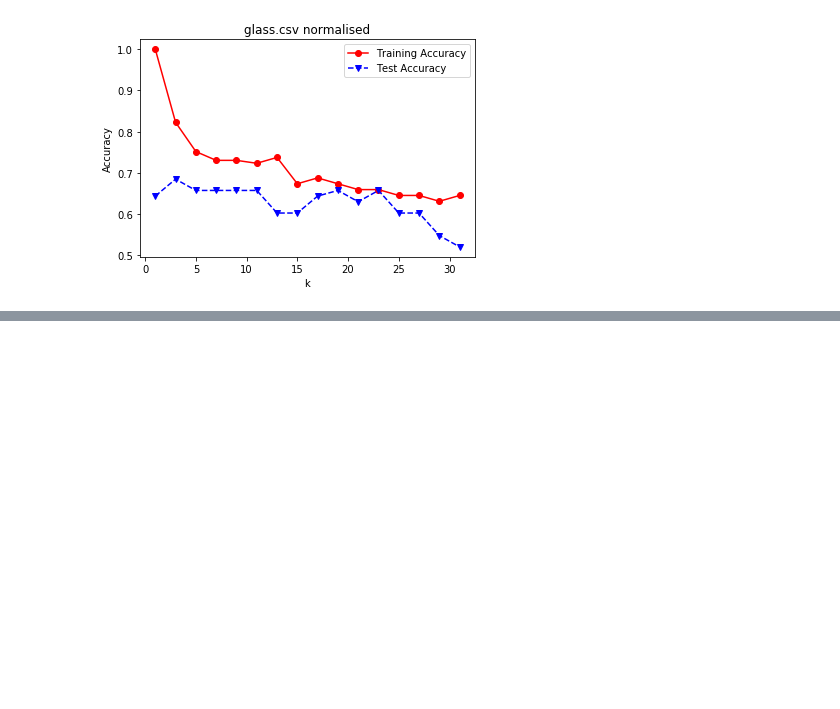
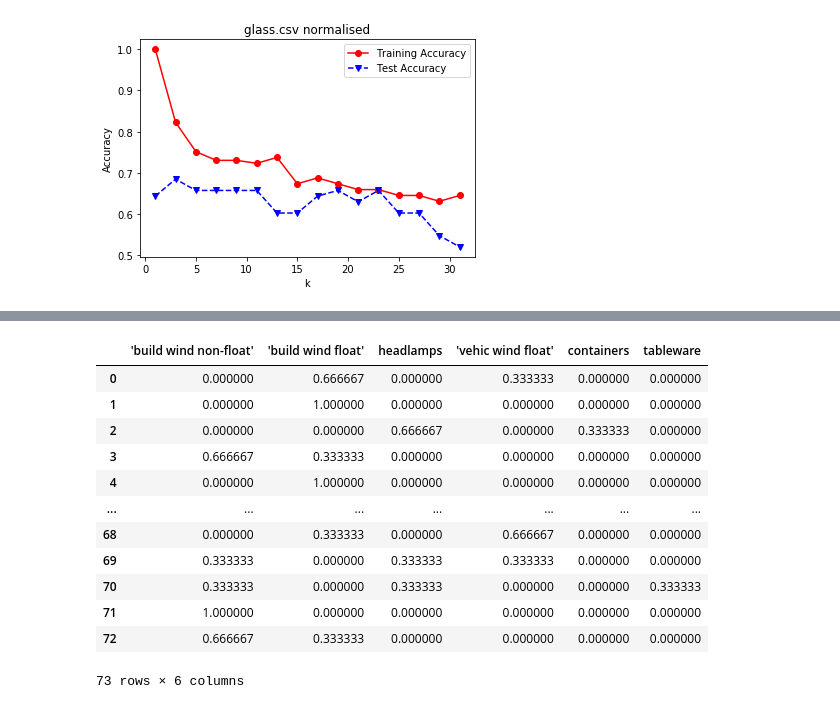
Before and after one commit to S010MON/machine_learning, a Jupyter notebook: Lab-02.ipynb, the cells around one changed output, grey strips where cells are left out. Cells and saved outputs as stored; diff of their text form; code cells hidden in the pictures; blank space fills up the shorter version.

```diff
--- a/Lab-02.ipynb
+++ b/Lab-02.ipynb
@@ -248,3 +289,28 @@ data.head()
 Y = data['class']
 X = data.drop(['class'],axis=1)
 data.head()
+# %%
+data = pd.read_csv('glass.csv')
+data.head()
+Y = data['class']
+X = data.drop(['class'],axis=1)
+
+X_train, X_test, Y_train, Y_test = train_test_split(X, Y, test_size=0.34, random_state=10)
+
+clf = kNN()
+clf.fit(X_train, Y_train)
+clf.getClassProbs(X_test)
+# %% [output]
+|  | 'build wind non-float' | 'build wind float' | headlamps | 'vehic wind float' | containers | tableware |
+| 0 | 0.000000 | 0.666667 | 0.000000 | 0.333333 | 0.000000 | 0.000000 |
+| 1 | 0.000000 | 1.000000 | 0.000000 | 0.000000 | 0.000000 | 0.000000 |
+| 2 | 0.000000 | 0.000000 | 0.666667 | 0.000000 | 0.333333 | 0.000000 |
+| 3 | 0.666667 | 0.333333 | 0.000000 | 0.000000 | 0.000000 | 0.000000 |
+| 4 | 0.000000 | 1.000000 | 0.000000 | 0.000000 | 0.000000 | 0.000000 |
+| ... | ... | ... | ... | ... | ... | ... |
+| 68 | 0.000000 | 0.333333 | 0.000000 | 0.666667 | 0.000000 | 0.000000 |
+| 69 | 0.333333 | 0.000000 | 0.333333 | 0.333333 | 0.000000 | 0.000000 |
+| 70 | 0.333333 | 0.000000 | 0.333333 | 0.000000 | 0.000000 | 0.333333 |
+| 71 | 1.000000 | 0.000000 | 0.000000 | 0.000000 | 0.000000 | 0.000000 |
+| 72 | 0.666667 | 0.333333 | 0.000000 | 0.000000 | 0.000000 | 0.000000 |
+73 rows × 6 columns
```
Also changed, not shown: parts of 4 cells of this notebook.
